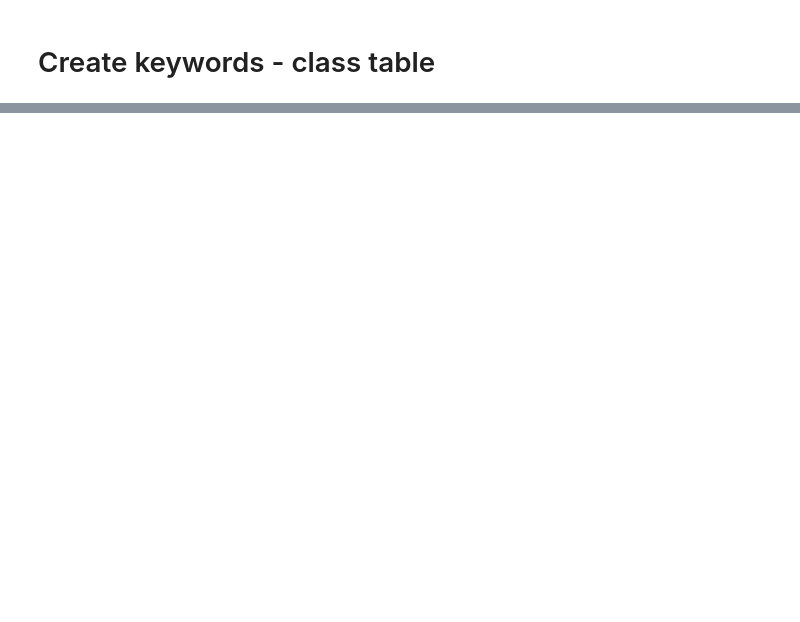
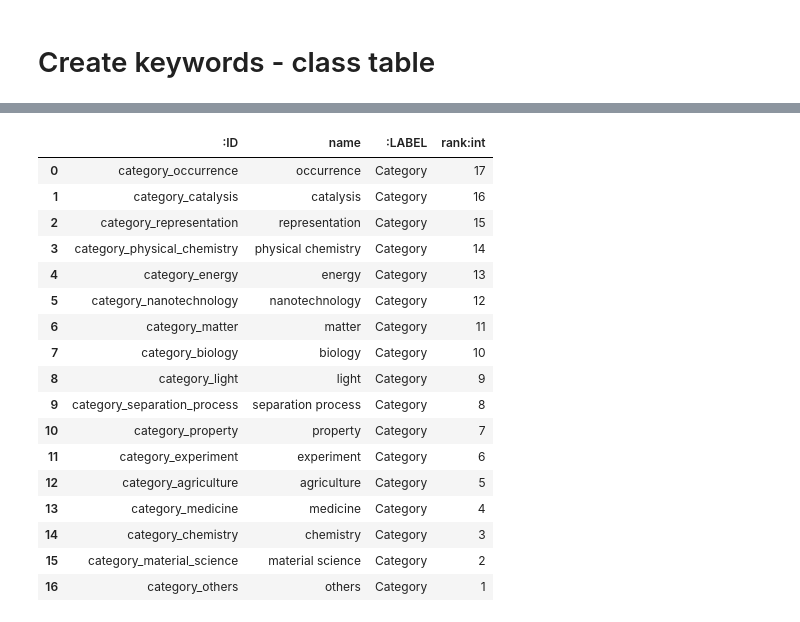
Before and after one commit to icebreaker-science/network, a Jupyter notebook: notebook/hierarchy/hierarchy.ipynb, the cells around one changed output, grey strips where cells are left out. Cells and saved outputs as stored; diff of their text form; code cells hidden in the pictures; blank space fills up the shorter version.

```diff
--- a/notebook/hierarchy/hierarchy.ipynb
+++ b/notebook/hierarchy/hierarchy.ipynb
@@ -383,0 +498,35 @@ grouped_sizes[(grouped_sizes[('size', 'count')] > 1) & (grouped_sizes[('size', '
+# %%
+root_new_categories = copy.deepcopy(root_to_filter)
+
+moveNode(root_new_categories, 'Q389735', 'Q12136')
+
+moveNode(root_new_categories, 'Q2996394', 'Q420')
+moveNode(root_new_categories, 'Q30336093', 'Q420')
+moveNode(root_new_categories, 'Q7239', 'Q420')
+moveNode(root_new_categories, 'Q417841', 'Q420')
+moveNode(root_new_categories, 'Q40397', 'Q420')
+moveNode(root_new_categories, 'Q40867', 'Q420')
+moveNode(root_new_categories, 'Q66589580', 'Q420')
+moveNode(root_new_categories, 'Q7187', 'Q420')
+moveNode(root_new_categories, 'Q420168', 'Q420')
+moveNode(root_new_categories, 'Q189118', 'Q420')
+
+moveNode(root_new_categories, 'Q407479', 'Q35825432')
+moveNode(root_new_categories, 'Q96286', 'Q35825432')
+moveNode(root_new_categories, 'Q407355', 'Q35825432')
+
+renameNode(root_new_categories, 'Q35825432', 'catalysis')
+
+moveNode(root_new_categories, 'Q19829510', 'Q17339814')
+moveNode(root_new_categories, 'Q350176', 'Q17339814')
+moveNode(root_new_categories, 'Q4373292', 'Q937228')
+
+moveNode(root_new_categories, 'Q11435', 'Q35758')
+moveNode(root_new_categories, 'Q11438', 'Q35758')
+moveNode(root_new_categories, 'Q1621273', 'Q35758')
+
+
+addNodeAndMove('agriculture', root_new_categories, ['Q2746959', 'Q28969364', 'Q864939'])
+addNodeAndMove('medicine', root_new_categories, ['Q409205', 'Q181394', 'Q12136', 'Q179289', 'Q1149305'])
+addNodeAndMove('chemistry', root_new_categories, ['Q2281940', 'Q11369', 'Q47154513', 'Q17339814', 'Q169336', 'Q6671777'])
+addNodeAndMove('material science', root_new_categories, ['Q214609'])
@@ -405,3 +560,5 @@ categories = {
+# %%
+categories = {node['id']:node['name'] for node in root_new_categories['children']}
 # %%
 def label_tree(node):
     if node['id'] in categories:
@@ -449,0 +621,23 @@ keyword_category_result_df.to_csv(keyword_category_result_path, index = False)
+# %%
+category_node_df = pd.DataFrame(category_list, columns = [':ID', 'name', ':LABEL'])
+category_node_df['rank:int'] = range(len(category_node_df.index), 0, -1)
+category_node_df
+# %% [output]
+|  | :ID | name | :LABEL | rank:int |
+| 0 | category_occurrence | occurrence | Category | 17 |
+| 1 | category_catalysis | catalysis | Category | 16 |
+| 2 | category_representation | representation | Category | 15 |
+| 3 | category_physical_chemistry | physical chemistry | Category | 14 |
+| 4 | category_energy | energy | Category | 13 |
+| 5 | category_nanotechnology | nanotechnology | Category | 12 |
+| 6 | category_matter | matter | Category | 11 |
+| 7 | category_biology | biology | Category | 10 |
+| 8 | category_light | light | Category | 9 |
+| 9 | category_separation_process | separation process | Category | 8 |
+| 10 | category_property | property | Category | 7 |
+| 11 | category_experiment | experiment | Category | 6 |
+| 12 | category_agriculture | agriculture | Category | 5 |
+| 13 | category_medicine | medicine | Category | 4 |
+| 14 | category_chemistry | chemistry | Category | 3 |
+| 15 | category_material_science | material science | Category | 2 |
+| 16 | category_others | others | Category | 1 |
```
Also changed, not shown: parts of 20 cells of this notebook.
